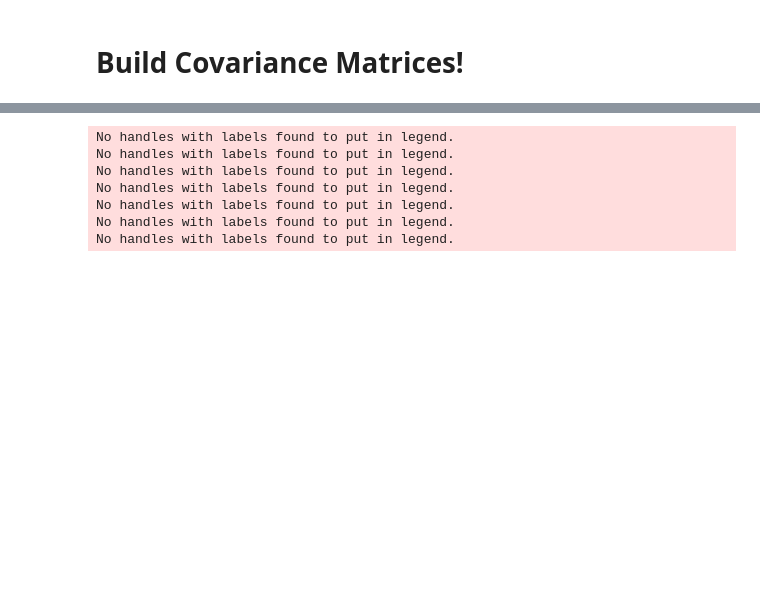
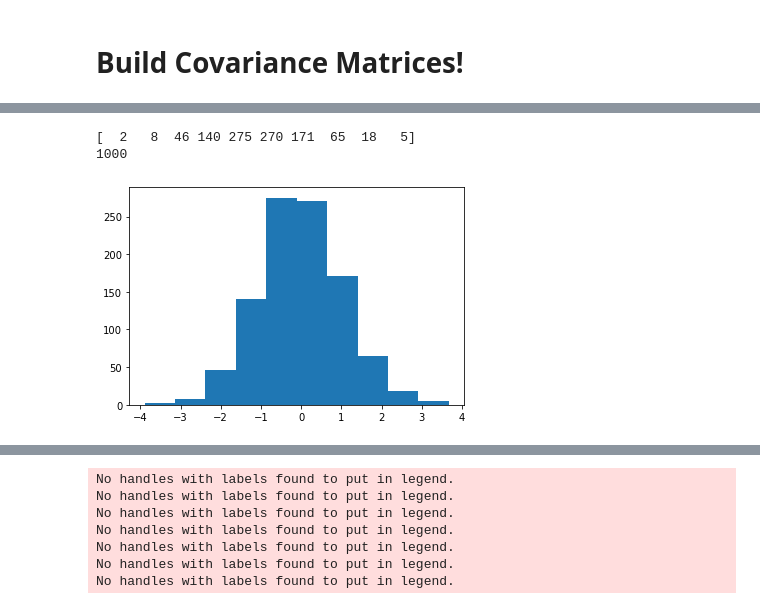
Before and after one commit to LArbys/1L1PSelection, a Jupyter notebook: Notebooks/DetSys.ipynb, the cells around one changed output, grey strips where cells are left out. Drawn from its saved outputs; the diff is of its cells as text; code cells hidden in the pictures; blank space fills up the shorter version.

```diff
--- a/Notebooks/DetSys.ipynb
+++ b/Notebooks/DetSys.ipynb
@@ -314,0 +363,10 @@ nbins = 1
+# %%
+x = np.random.normal(0,1,1000)
+counts, bins = np.histogram(x)
+print(counts)
+plt.hist(bins[:-1], bins, weights=counts)
+print(x.shape[0])
+# %% [output]
+[  2   8  46 140 275 270 171  65  18   5]
+1000
+[figure, added]
```
Also changed, not shown: parts of 15 cells of this notebook, 2 other files.
